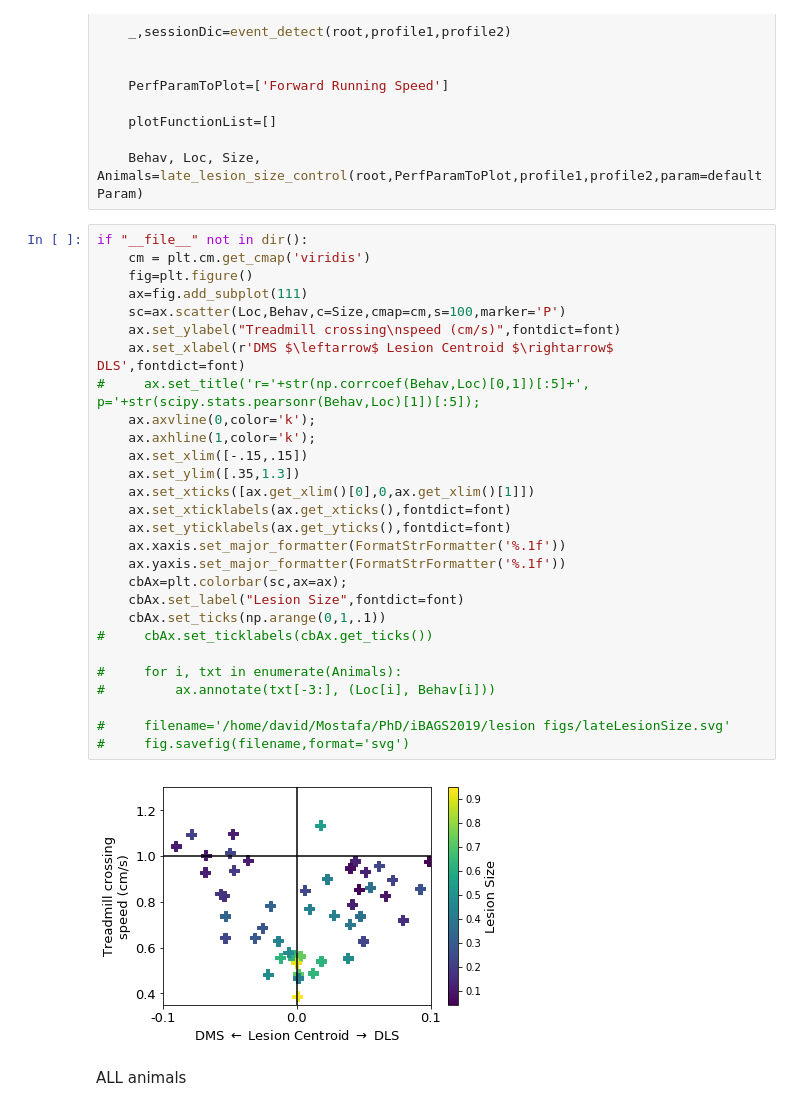
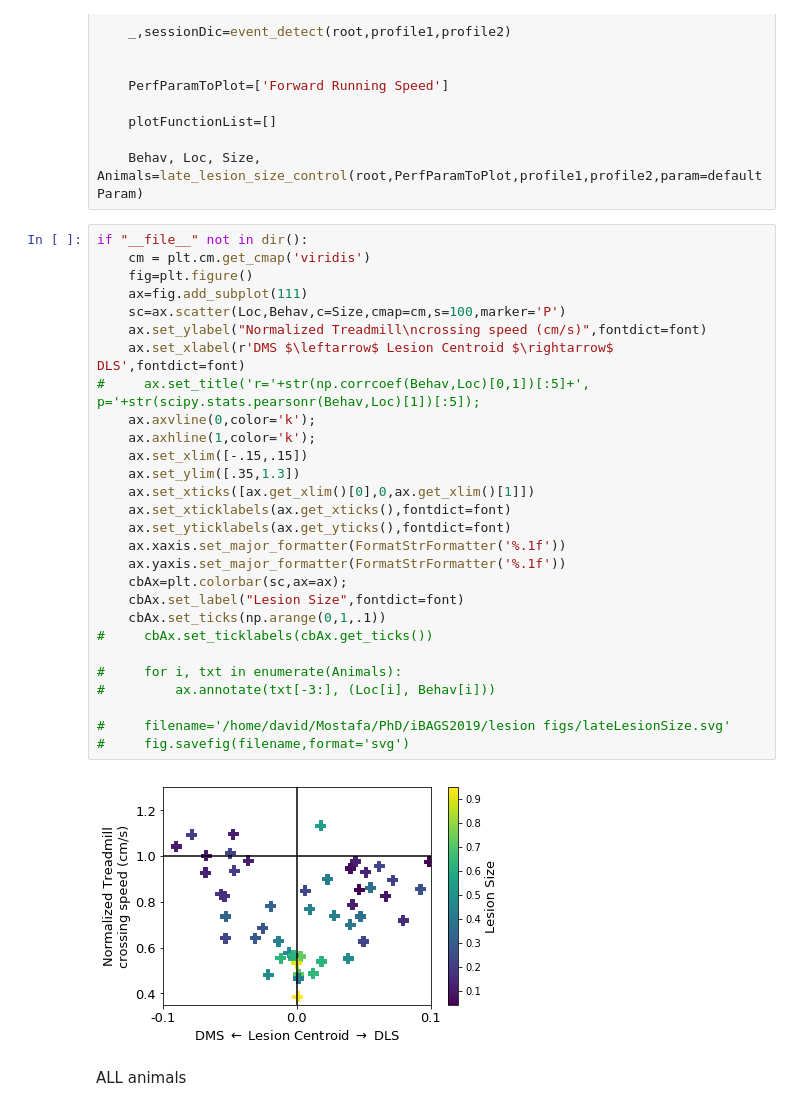
Before and after one commit to AtMostafa/2020-striatal-function, a Jupyter notebook: Other/iBAGS2019.ipynb, the cells around one changed output. Drawn from its saved outputs; the diff is of its cells as text.

Commit message:
update ylabel

```diff
--- a/Other/iBAGS2019.ipynb
+++ b/Other/iBAGS2019.ipynb
@@ -217,33 +217,33 @@ if "__file__" not in dir():
 # %%
 if "__file__" not in dir():
     cm = plt.cm.get_cmap('viridis')
     fig=plt.figure()
     ax=fig.add_subplot(111)
     sc=ax.scatter(Loc,Behav,c=Size,cmap=cm,s=100,marker='P')
-    ax.set_ylabel("Treadmill crossing\nspeed (cm/s)",fontdict=font)
+    ax.set_ylabel("Normalized Treadmill\ncrossing speed (cm/s)",fontdict=font)
     ax.set_xlabel(r'DMS $\leftarrow$ Lesion Centroid $\rightarrow$ DLS',fontdict=font)
 #     ax.set_title('r='+str(np.corrcoef(Behav,Loc)[0,1])[:5]+', p='+str(scipy.stats.pearsonr(Behav,Loc)[1])[:5]);
     ax.axvline(0,color='k');
     ax.axhline(1,color='k');
     ax.set_xlim([-.15,.15])
     ax.set_ylim([.35,1.3])
     ax.set_xticks([ax.get_xlim()[0],0,ax.get_xlim()[1]])
     ax.set_xticklabels(ax.get_xticks(),fontdict=font)
     ax.set_yticklabels(ax.get_yticks(),fontdict=font)
     ax.xaxis.set_major_formatter(FormatStrFormatter('%.1f'))
     ax.yaxis.set_major_formatter(FormatStrFormatter('%.1f'))
     cbAx=plt.colorbar(sc,ax=ax);
     cbAx.set_label("Lesion Size",fontdict=font)
     cbAx.set_ticks(np.arange(0,1,.1))
 #     cbAx.set_ticklabels(cbAx.get_ticks())
 
 #     for i, txt in enumerate(Animals):
 #         ax.annotate(txt[-3:], (Loc[i], Behav[i]))
 
 #     filename='/home/david/Mostafa/PhD/iBAGS2019/lesion figs/lateLesionSize.svg'
 #     fig.savefig(filename,format='svg')
 # %% [output]
-[figure, old version]
+[figure, new version]
 # %% [markdown]
 ALL animals
 # %%
```
